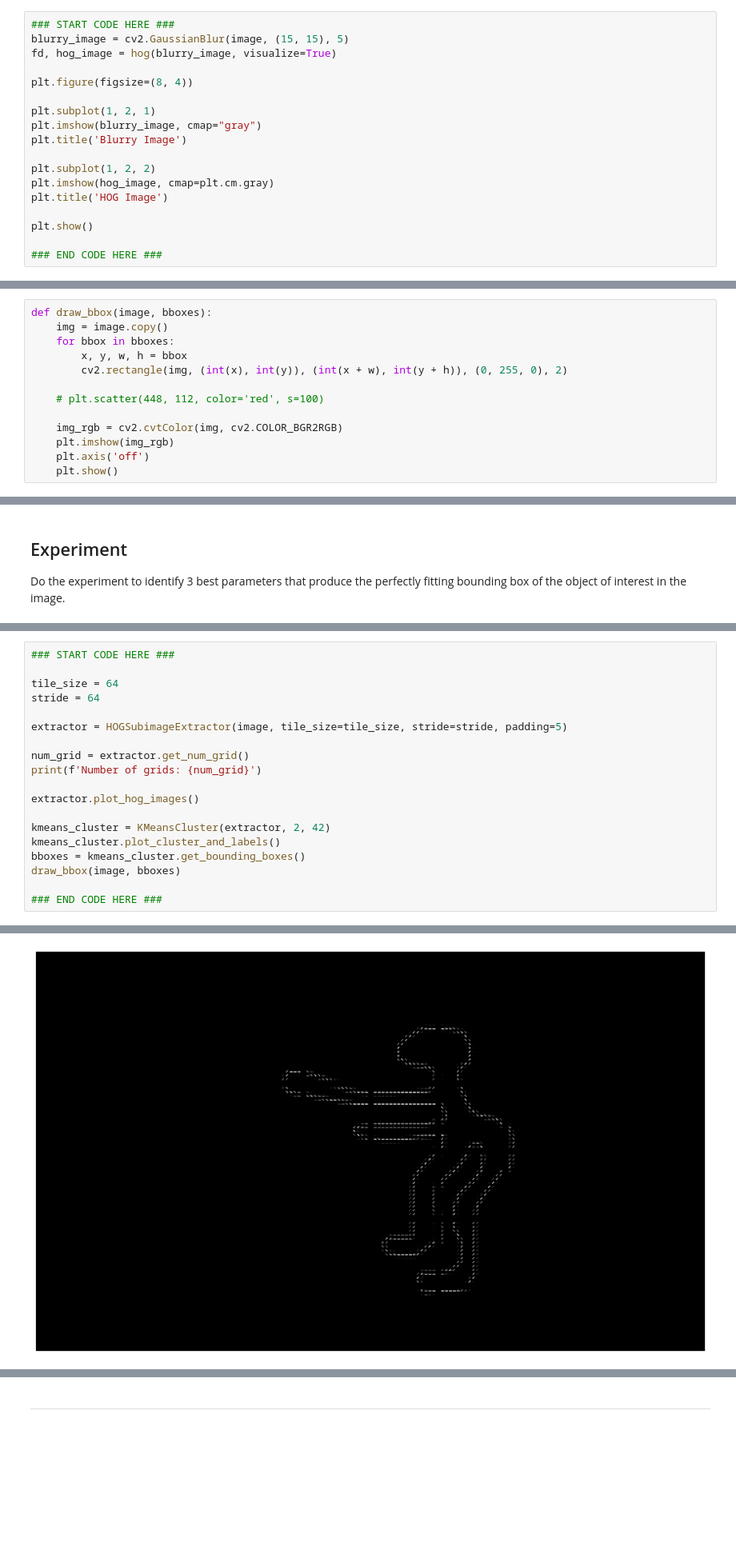
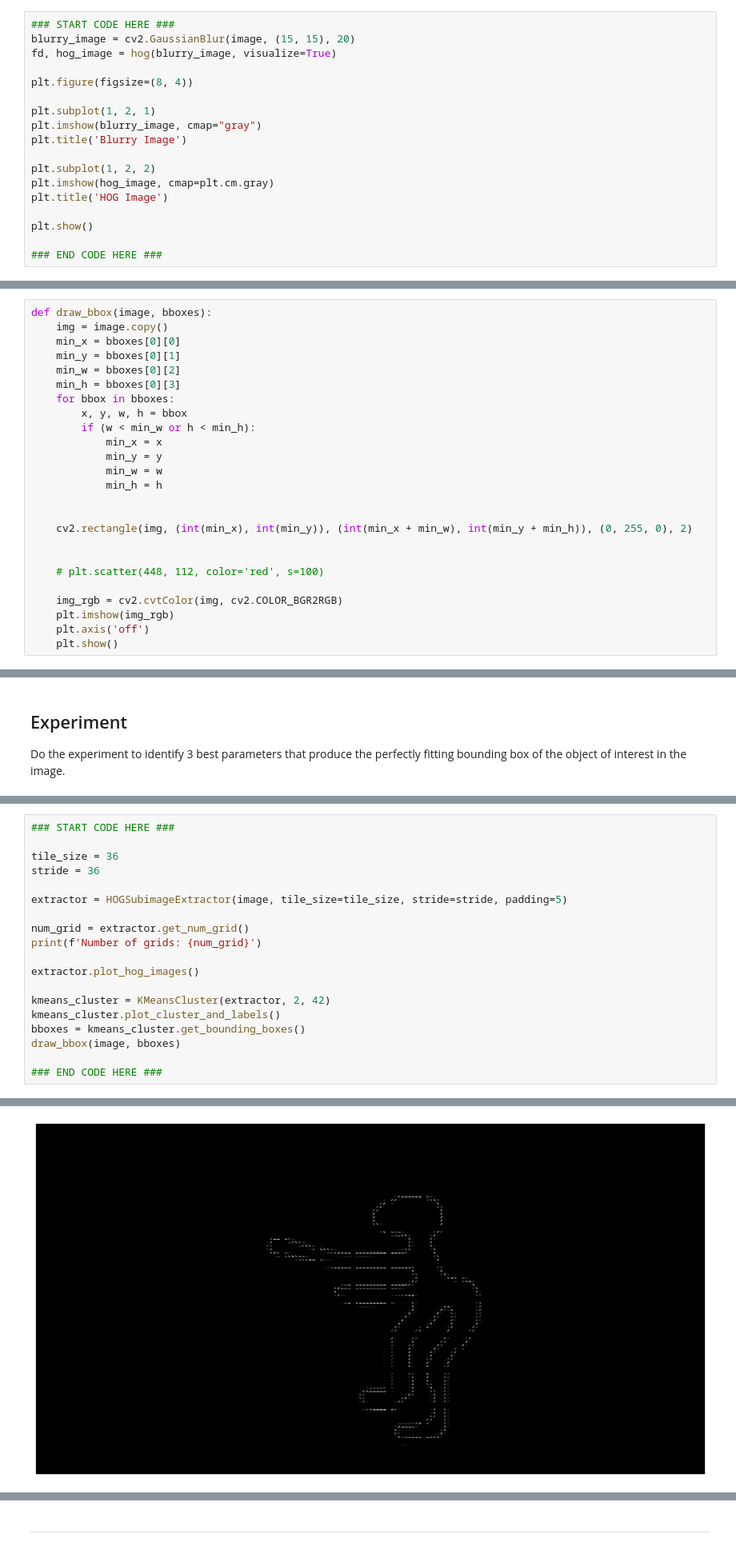
Before and after one commit to Digital-Image-Processing-Laboratory/Image-Processing-Course-2025, a Jupyter notebook: Lab3_Image-Segmentation/Lab3_Image Segmentation.ipynb, the cells around one changed output, grey strips where cells are left out. Shown at 80% size. Saved outputs shown, nothing was run; the diff lists cells and outputs as text; blank space fills up the shorter version.

```diff
--- a/Lab3_Image-Segmentation/Lab3_Image Segmentation.ipynb
+++ b/Lab3_Image-Segmentation/Lab3_Image Segmentation.ipynb
@@ -46,7 +46,7 @@ Blur the image then apply to the [`hog()`](<https://scikit-image.org/docs/stable
 </details>
 # %%
 ### START CODE HERE ###
-blurry_image = cv2.GaussianBlur(image, (15, 15), 5)
+blurry_image = cv2.GaussianBlur(image, (15, 15), 20)
 fd, hog_image = hog(blurry_image, visualize=True)
 
 plt.figure(figsize=(8, 4))
@@ -251,9 +251,21 @@ class KMeansCluster:
 # %%
 def draw_bbox(image, bboxes):
     img = image.copy()
+    min_x = bboxes[0][0]
+    min_y = bboxes[0][1]
+    min_w = bboxes[0][2]
+    min_h = bboxes[0][3]
     for bbox in bboxes:
         x, y, w, h = bbox
-        cv2.rectangle(img, (int(x), int(y)), (int(x + w), int(y + h)), (0, 255, 0), 2)
+        if (w < min_w or h < min_h):
+            min_x = x
+            min_y = y
+            min_w = w
+            min_h = h
+
+
+    cv2.rectangle(img, (int(min_x), int(min_y)), (int(min_x + min_w), int(min_y + min_h)), (0, 255, 0), 2)
+
 
     # plt.scatter(448, 112, color='red', s=100)
 
@@ -356,8 +368,8 @@ Unique connected component labels: [0 1]
 # %%
 ### START CODE HERE ###
 
-tile_size = 64
-stride = 64
+tile_size = 36
+stride = 36
 
 extractor = HOGSubimageExtractor(image, tile_size=tile_size, stride=stride, padding=5)
 
@@ -377 +389 @@ Number of grids: (6, 10)
-[figure, old version]
+[figure, new version]
```
Also changed, not shown: parts of 3 cells of this notebook.
